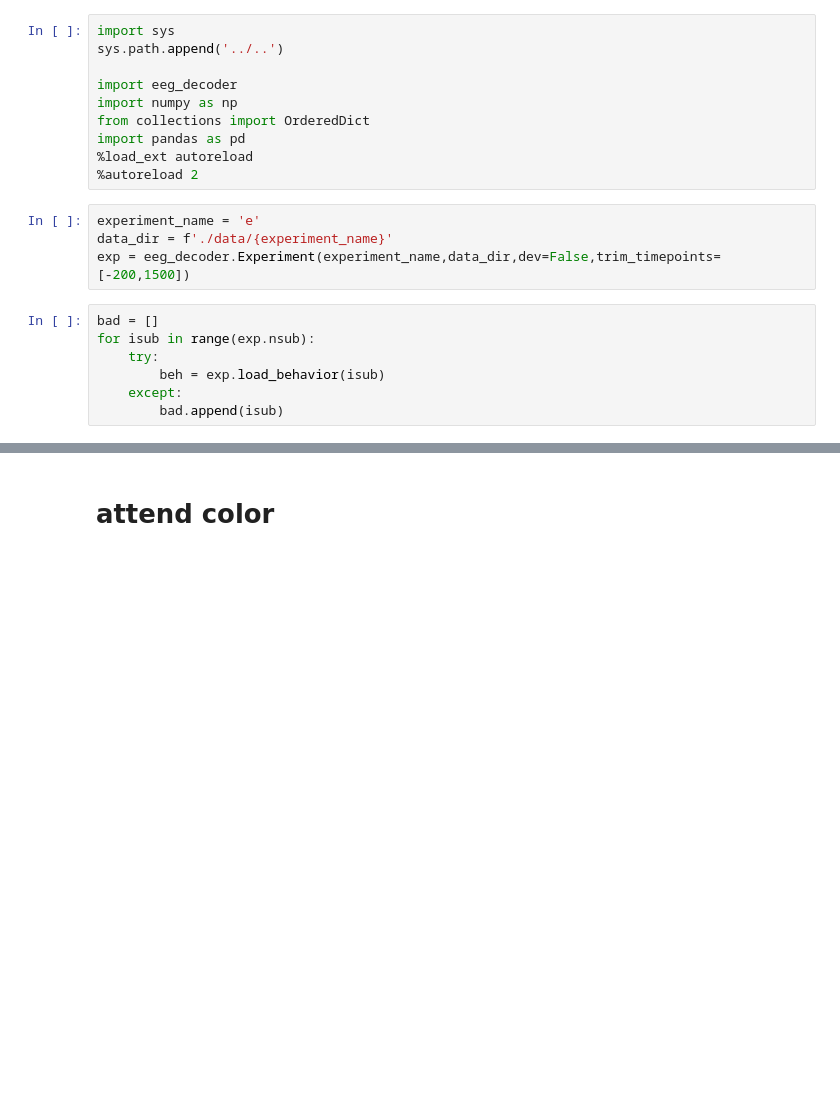
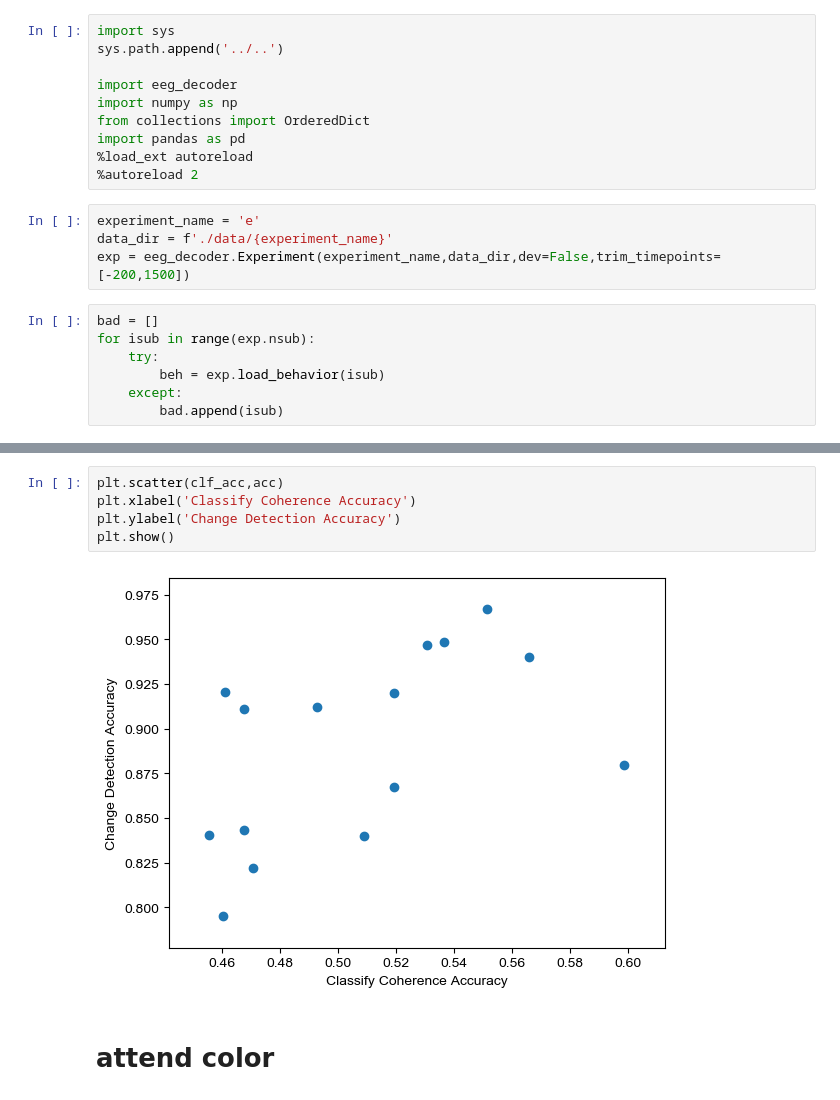
Before and after one commit to WilliamThyer/Feature-Independent-Load-Decoding, a Jupyter notebook: eggtoss/analysis/decode_coherence.ipynb, the cells around one changed output, grey strips where cells are left out. Cells and saved outputs as stored; diff of their text form; blank space fills up the shorter version.

```diff
--- a/eggtoss/analysis/decode_coherence.ipynb
+++ b/eggtoss/analysis/decode_coherence.ipynb
@@ -78,3 +86,10 @@ Mean delay S.D.: 0.06026969309372867
+# %%
+plt.scatter(clf_acc,acc)
+plt.xlabel('Classify Coherence Accuracy')
+plt.ylabel('Change Detection Accuracy')
+plt.show()
+# %% [output]
+[figure, added]
 # %% [markdown]
 # attend color
 # %%
```
Also changed, not shown: parts of 12 cells of this notebook, 2 other files.
